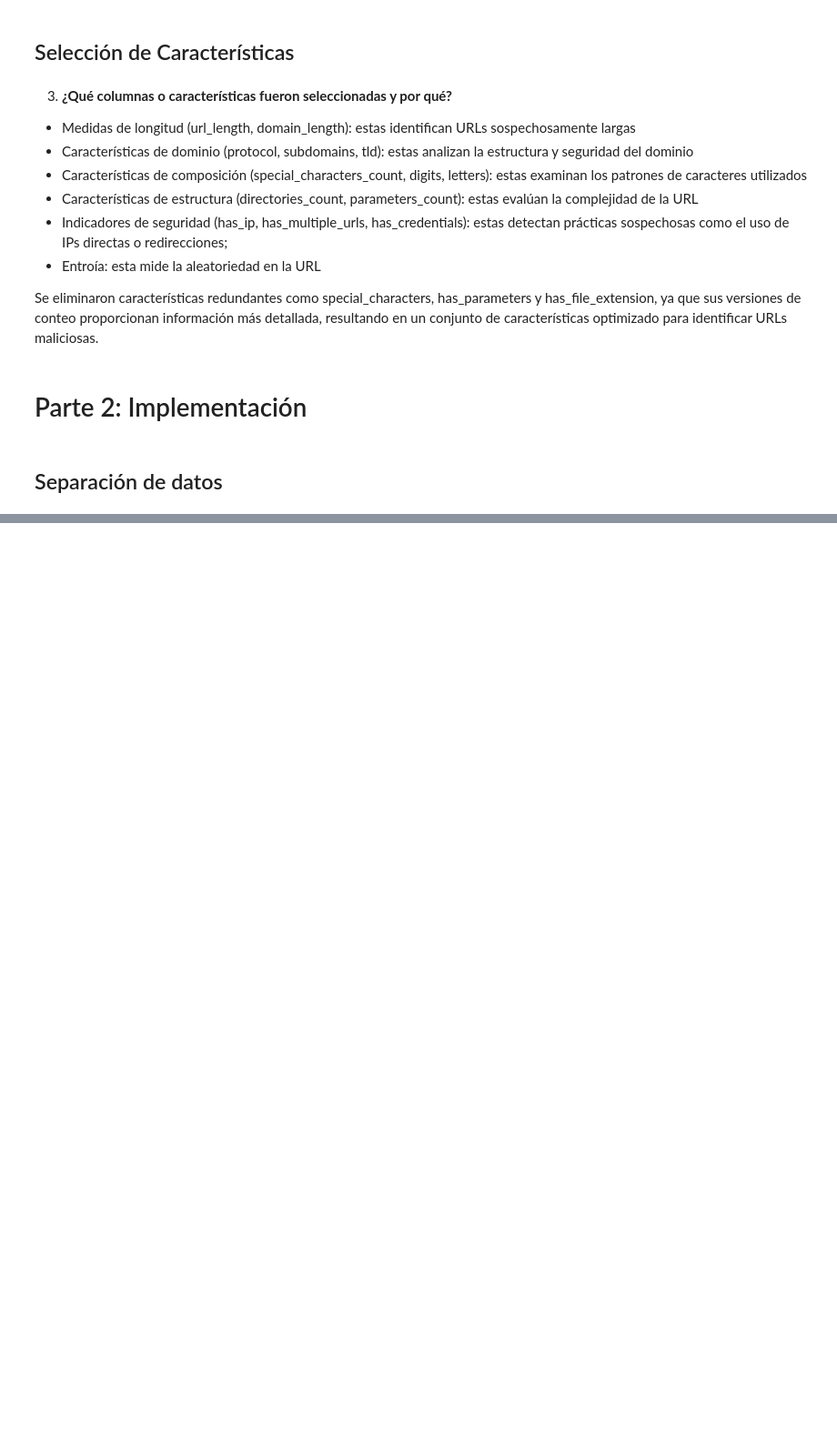
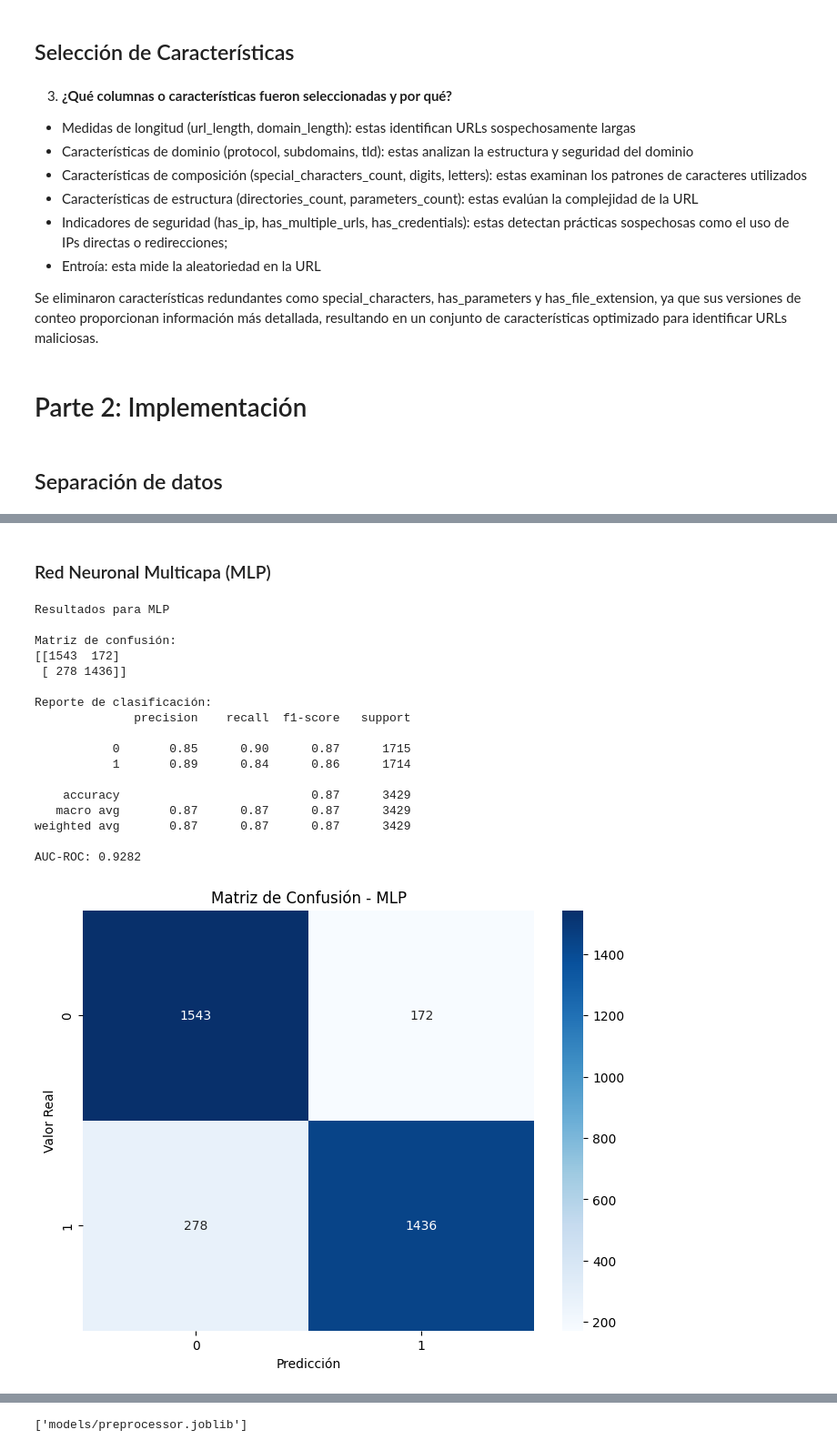
Before and after one commit to FerEsq/SDS-Lab-01, a Jupyter notebook: phishing_detection.ipynb, the cells around one changed output, grey strips where cells are left out. Shown: that part at 91% size. Cells and saved outputs as stored; diff of their text form; code cells hidden in the pictures; blank space fills up the shorter version.

```diff
--- a/phishing_detection.ipynb
+++ b/phishing_detection.ipynb
@@ -262,0 +376,26 @@ Tamaño del conjunto de prueba: 3429 (30.0%)
+# %% [markdown]
+### Red Neuronal Multicapa (MLP)
+# %%
+#entrenar y evaluar MLP
+mlp_model = MLPClassifier(hidden_layer_sizes=(100, 50), max_iter=1000, random_state=42)
+mlp_model.fit(X_train_transformed, y_train)
+mlp_cm, mlp_auc = evaluate_model(mlp_model, X_test_transformed, y_test, "MLP")
+# %% [output]
+Resultados para MLP
+
+Matriz de confusión:
+[[1543  172]
+ [ 278 1436]]
+
+Reporte de clasificación:
+              precision    recall  f1-score   support
+
+           0       0.85      0.90      0.87      1715
+           1       0.89      0.84      0.86      1714
+
+    accuracy                           0.87      3429
+   macro avg       0.87      0.87      0.87      3429
+weighted avg       0.87      0.87      0.87      3429
+
+AUC-ROC: 0.9282
+[figure, added]
@@ -262,0 +403,7 @@ Tamaño del conjunto de prueba: 3429 (30.0%)
+# %%
+#guardar los modelos
+joblib.dump(rf_model, 'models/random_forest_model.joblib')
+joblib.dump(mlp_model, 'models/mlp_model.joblib')
+joblib.dump(preprocessor, 'models/preprocessor.joblib')
+# %% [output]
+['models/preprocessor.joblib']
```
Also changed, not shown: parts of 14 cells of this notebook, 3 other files.
